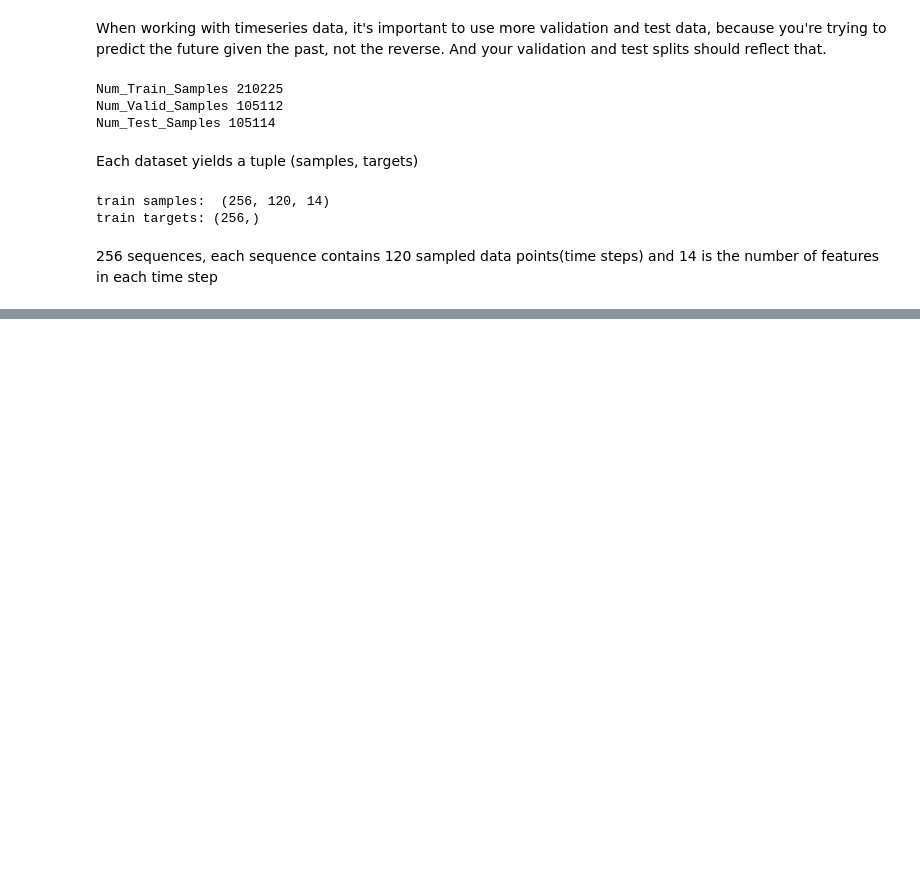
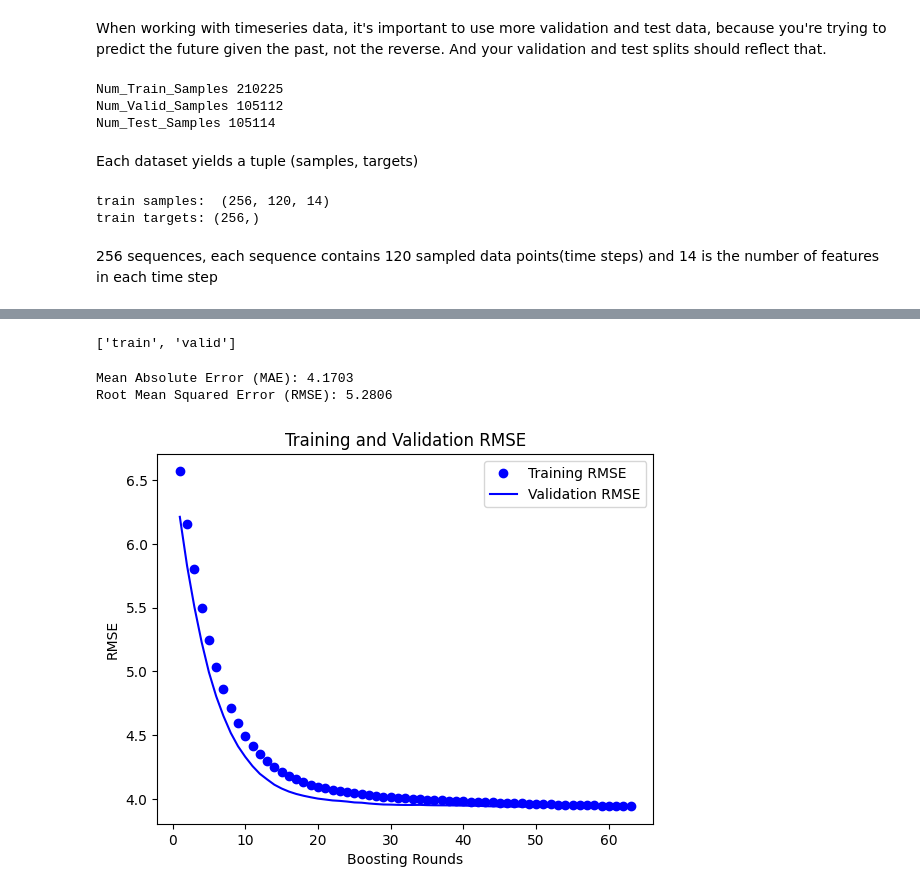
Before and after one commit to Carapet07/Data-Science-projects, a Jupyter notebook: Temperature_Forecasting(RNN).ipynb, the cells around one changed output, grey strips where cells are left out. Cells and saved outputs as stored; diff of their text form; code cells hidden in the pictures; blank space fills up the shorter version.

```diff
--- a/Temperature_Forecasting(RNN).ipynb
+++ b/Temperature_Forecasting(RNN).ipynb
@@ -239,0 +260,22 @@ reg.fit(train_dataset)
+# %%
+params = {
+    'objective': 'reg:squarederror',
+    'eval_metric': 'mae',
+    'learning_rate': 0.1,
+    'max_depth': 3,
+    'n_estimators': 100
+}
+
+watchlist = [(dtrain, 'train'), (dval, 'valid')]
+
+evals_result = {}
+
+num_rounds = 100
+xgb_model = xgb.train(
+    params,
+    dtrain,
+    num_rounds,
+    evals = watchlist,
+    evals_result = evals_result,
+    early_stopping_rounds = 10
+)
@@ -239,0 +303,31 @@ reg.fit(train_dataset)
+# %%
+print(list(evals_result.keys()))
+# %% [output]
+['train', 'valid']
+# %%
+train_rmse = evals_result['train']['mae']
+valid_rmse = evals_result['valid']['mae']
+
+epochs = range(1, len(train_rmse) + 1)
+plt.figure()
+plt.plot(epochs, train_rmse, 'bo', label='Training RMSE')
+plt.plot(epochs, valid_rmse, 'b', label='Validation RMSE')
+plt.title('Training and Validation RMSE')
+plt.xlabel('Boosting Rounds')
+plt.ylabel('RMSE')
+plt.legend()
+plt.plot()
+
+y_pred = xgb_model.predict(dtest)
+
+# Calculate evaluation metrics
+mae = mean_absolute_error(y_test, y_pred)
+rmse = np.sqrt(mean_squared_error(y_test, y_pred))
+
+
+print(f"Mean Absolute Error (MAE): {mae:.4f}")
+print(f"Root Mean Squared Error (RMSE): {rmse:.4f}")
+# %% [output]
+Mean Absolute Error (MAE): 4.1703
+Root Mean Squared Error (RMSE): 5.2806
+[figure, added]
```
Also changed, not shown: parts of 11 cells of this notebook.
